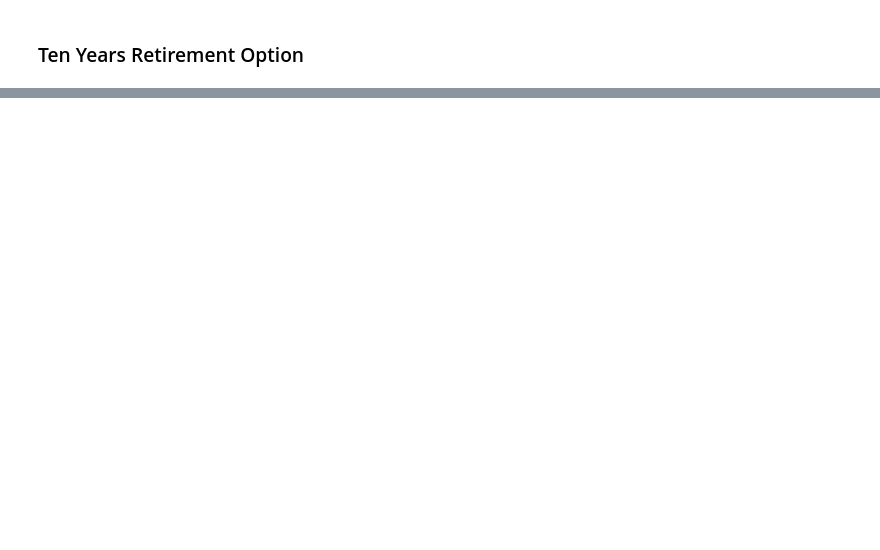
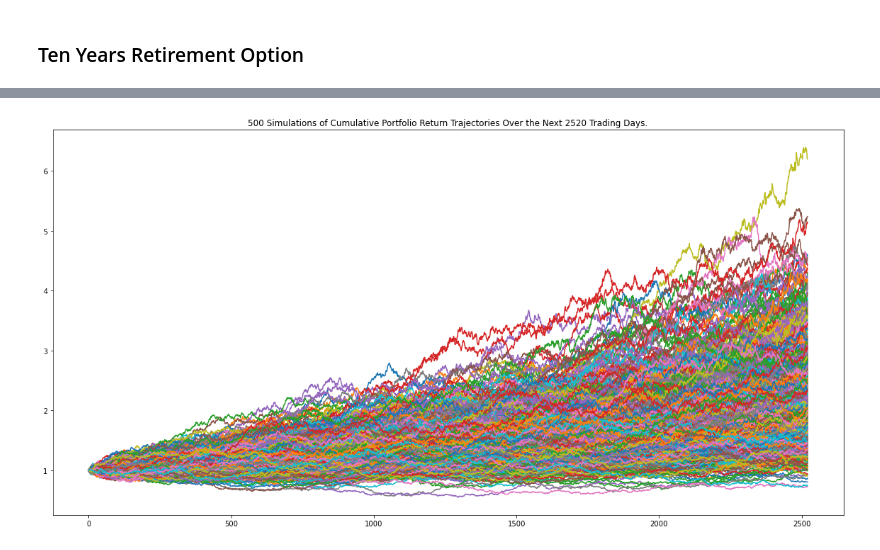
Before and after one commit to rajivshr0607/api, a Jupyter notebook: financial-planner.ipynb, the cells around one changed output, grey strips where cells are left out. Saved outputs shown, nothing was run; the diff lists cells and outputs as text; code cells hidden in the pictures; blank space fills up the shorter version.

```diff
--- a/financial-planner.ipynb
+++ b/financial-planner.ipynb
@@ -494,2 +481,12 @@ There is a 95% chance that an initial investment of $60000 in the portfolio over
 # %% [markdown]
 ### Ten Years Retirement Option
+# %%
+# Configuring a Monte Carlo simulation to forecast 10 years cumulative returns
+# YOUR CODE HERE!
+MC_10years = MCSimulation(
+    portfolio_data = df_stock_data,
+    weights = [.40,.60],
+    num_simulation = 500,
+    num_trading_days = 252*10
+)
+MC_10years.portfolio_data.head()
@@ -502,6 +536,9 @@ There is a 95% chance that an initial investment of $60000 in the portfolio over
 # %%
 # Plot simulation outcomes
 # YOUR CODE HERE!
+line_plot10y = MC_10years.plot_simulation()
+# %% [output]
+[figure, added]
 # %%
 # Plot probability distribution and confidence intervals
 # YOUR CODE HERE!
```
Also changed, not shown: parts of 27 cells of this notebook, 1 other file.
